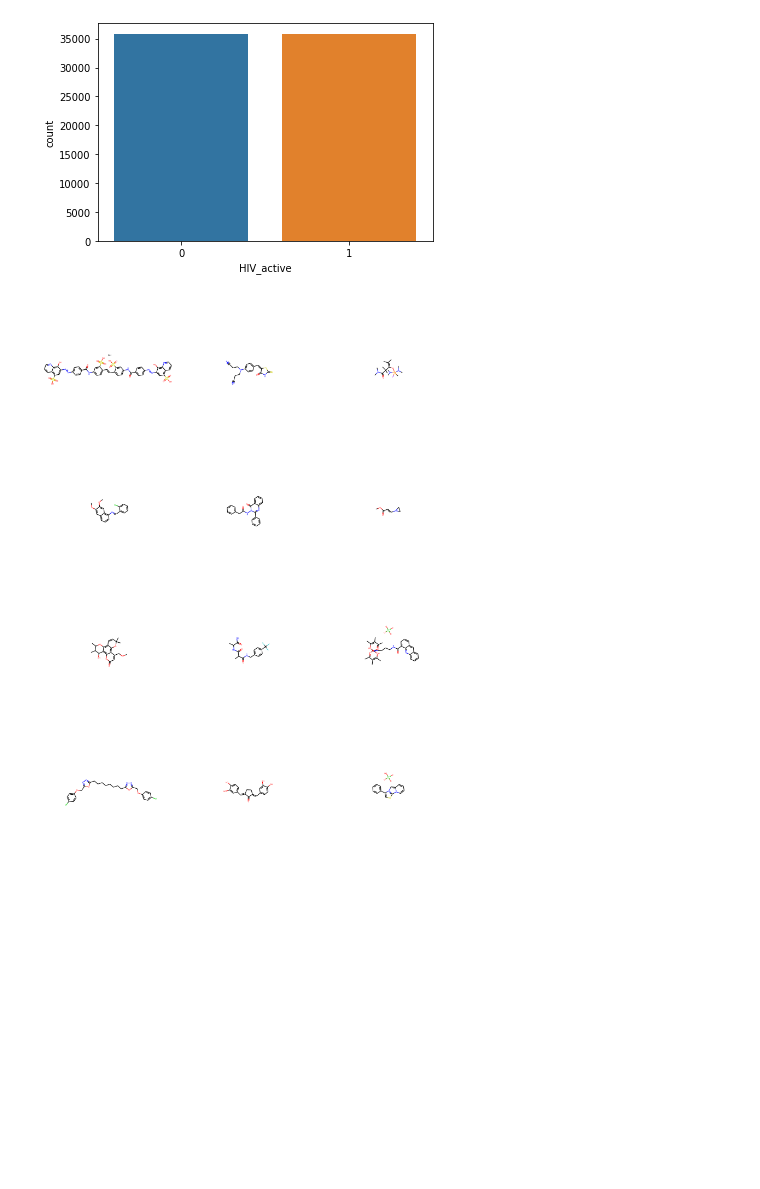
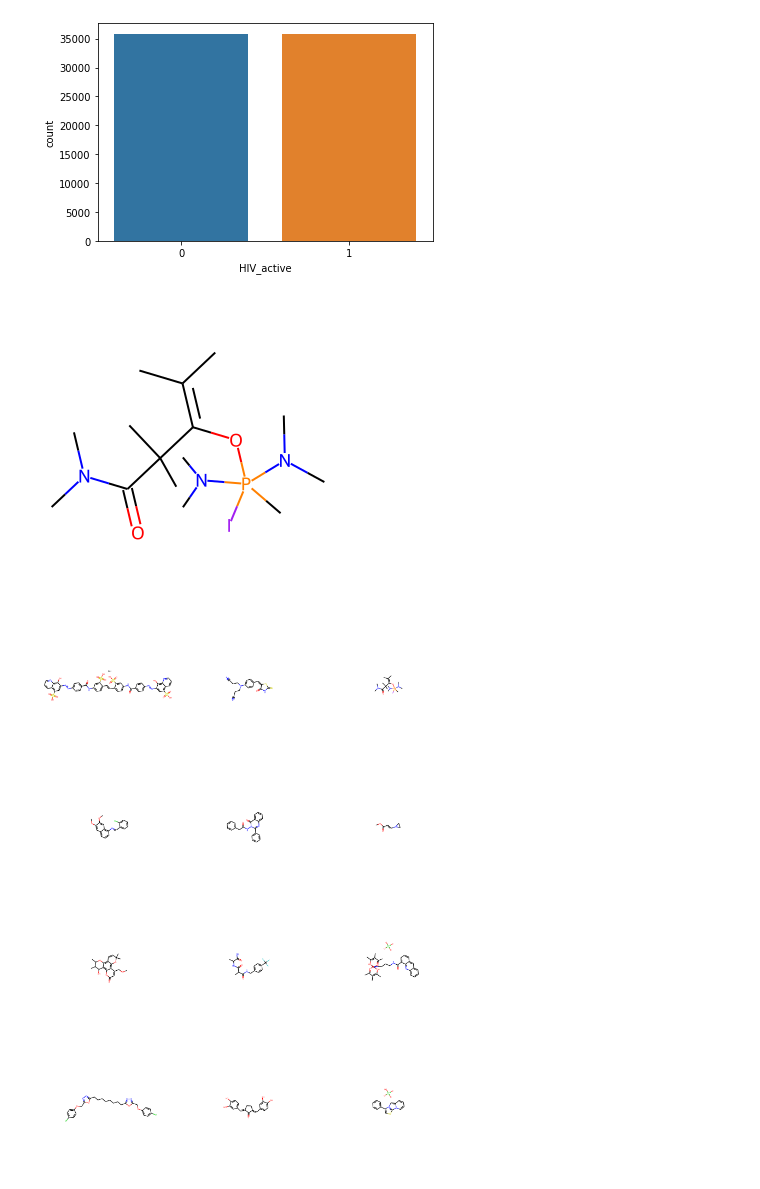
Before and after one commit to tejaspradhan/Graph-Neural-Networks, a Jupyter notebook: hiv-project/gnn_hiv_dataset.ipynb, the cells around one changed output. Saved outputs shown, nothing was run; the diff lists cells and outputs as text; code cells hidden in the pictures; blank space fills up the shorter version.

Commit message:
update EDA on preprocessed graphs

```diff
--- a/hiv-project/gnn_hiv_dataset.ipynb
+++ b/hiv-project/gnn_hiv_dataset.ipynb
@@ -191,6 +191,11 @@ sns.countplot(x = data['HIV_active'])
 # %%
 smiles_strings = data['smiles'][:12].values
 molecules = [Chem.MolFromSmiles(smiles) for smiles in smiles_strings]
+# %%
+image = Draw.MolToImage(molecules[2])
+image
+# %% [output]
+[figure, added]
 # %%
 grid = Draw.MolsToGridImage(molecules,molsPerRow = 3, subImgSize =(512,512))
 # %%
```
Also changed, not shown: parts of 1 cell of this notebook.
